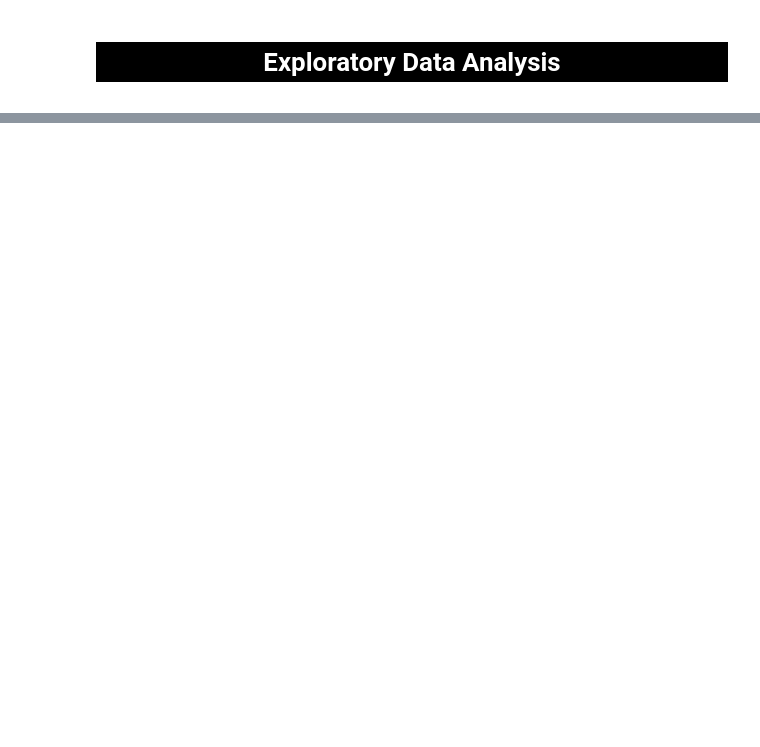
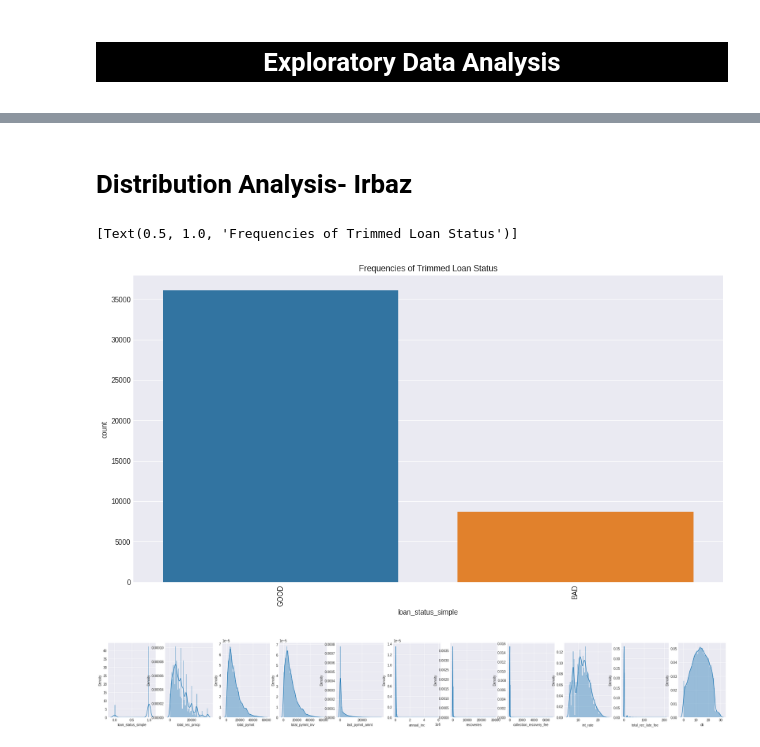
Before and after one commit to almo214/TAMU-Statistics-Projects, a Jupyter notebook: Project_STAT689.ipynb, the cells around one changed output, grey strips where cells are left out. Drawn from its saved outputs; the diff is of its cells as text; code cells hidden in the pictures; blank space fills up the shorter version.

```diff
--- a/Project_STAT689.ipynb
+++ b/Project_STAT689.ipynb
@@ -573,0 +134,33 @@ Fraction of correct choice predictions, Model 4:
+# %% [markdown]
+# Distribution Analysis- Irbaz
+# %%
+#Search for Response variable options
+plt.figure(figsize=(15,8))
+plt.xticks(rotation=90)
+  #df_num.sort_values(by=['funded_amnt']).head(20)
+  #df[(df['funded_amnt']/df['loan_amnt'])<=1].id.count()
+  #(df['funded_amnt']/df['loan_amnt']).plot.hist(bins=4,xlim=(0,1))
+sns.countplot(x=df['grade']).set(title='Frequencies of Loan Grades')
+sns.countplot(x=df['loan_status']).set(title='Frequencies of Loan Status')
+sns.countplot(x=df['loan_status_simple']).set(title='Frequencies of Trimmed Loan Status')
+# %% [output]
+[Text(0.5, 1.0, 'Frequencies of Trimmed Loan Status')]
+[figure, added]
+# %%
+#Skewness
+#Update with selected paramters
+l = x.columns.values
+number_of_columns=11
+number_of_rows=50
+plt.figure(figsize=(3*number_of_columns,5*number_of_rows))
+for i in range(0,len(l)):
+    plt.subplot(number_of_rows + 1,number_of_columns,i+1)
+    try:
+        sns.distplot(x[l[i]],kde=True)
+    except RuntimeError as re:
+        if str(re).startswith("Selected KDE bandwidth is 0. Cannot estimate density."):
+            sns.distplot(x[l[i]], kde_kws={'bw': 0.1})
+        else:
+            raise re
+# %% [output]
+[figure, added]
```
Also changed, not shown: parts of 100 cells of this notebook.
